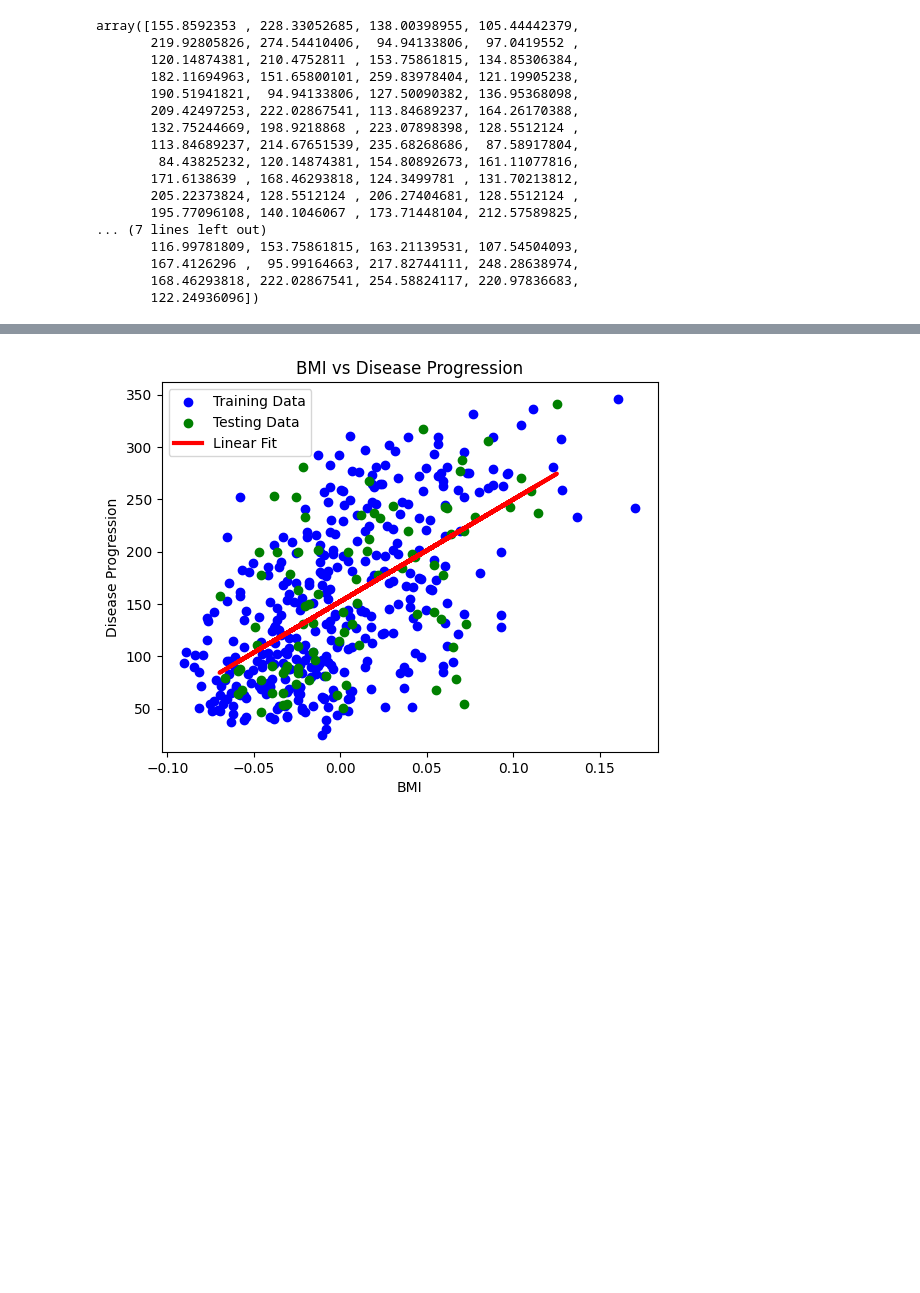
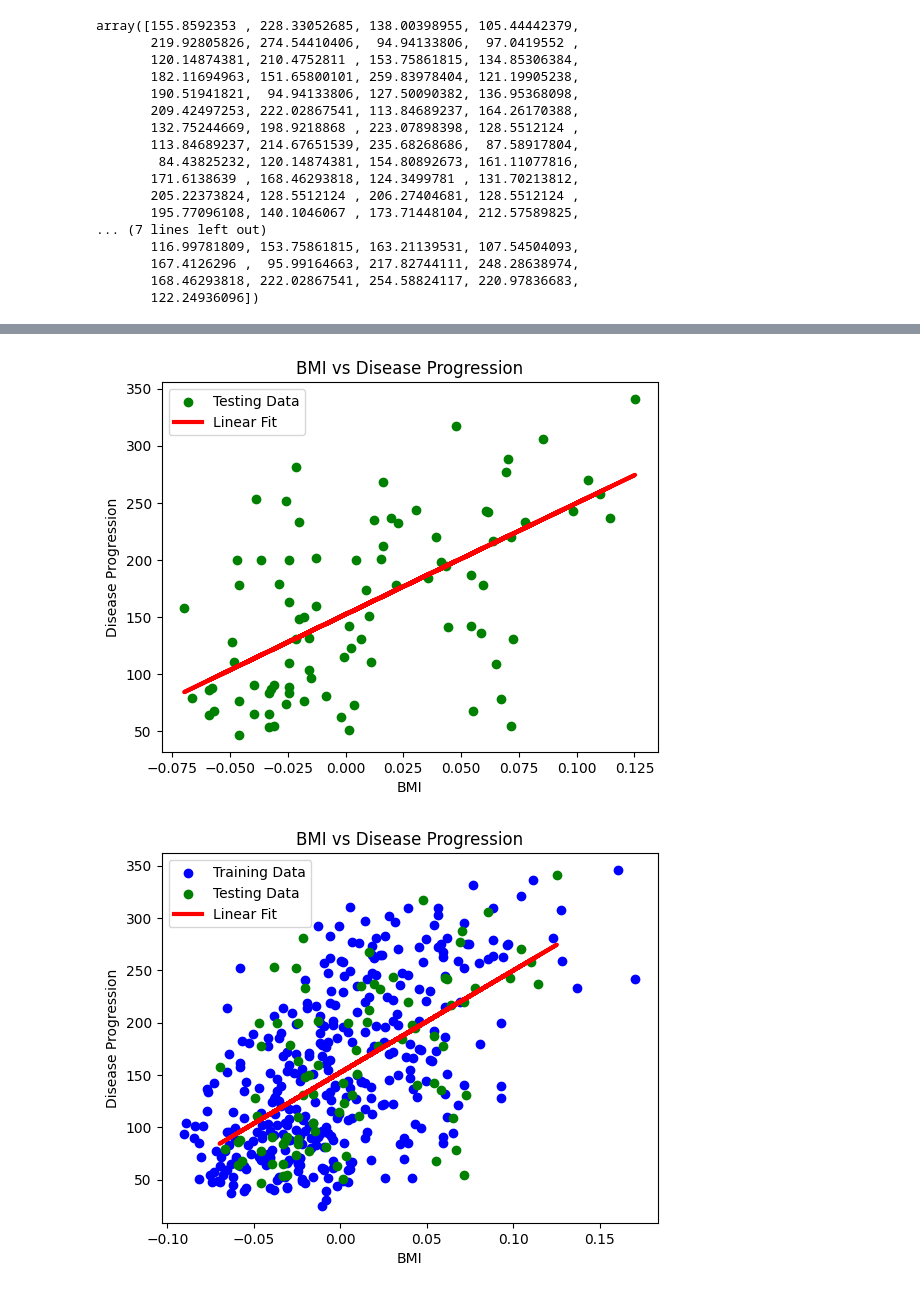
Before and after one commit to zeelshah007/CSCN8010-lab-submissions, a Jupyter notebook: students_submissions/8889436/lab3.ipynb, the cells around one changed output, grey strips where cells are left out. Drawn from its saved outputs; the diff is of its cells as text; code cells hidden in the pictures; blank space fills up the shorter version.

```diff
--- a/students_submissions/8889436/lab3.ipynb
+++ b/students_submissions/8889436/lab3.ipynb
@@ -210,3 +196,13 @@ print(y_train.shape)
+# %%
+plt.scatter(X_test, y_test, color= 'green', label="Testing Data")
+plt.plot(X_test,predict_y,color= 'red', linewidth=3, label="Linear Fit")
+plt.title("BMI vs Disease Progression")
+plt.xlabel("BMI")
+plt.ylabel("Disease Progression")
+plt.legend()
+plt.show()
+# %% [output]
+[figure, added]
 # %%
 # Plotting
 plt.scatter(X_train,y_train, color='blue', label="Training Data")
```
Also changed, not shown: parts of 37 cells of this notebook.
